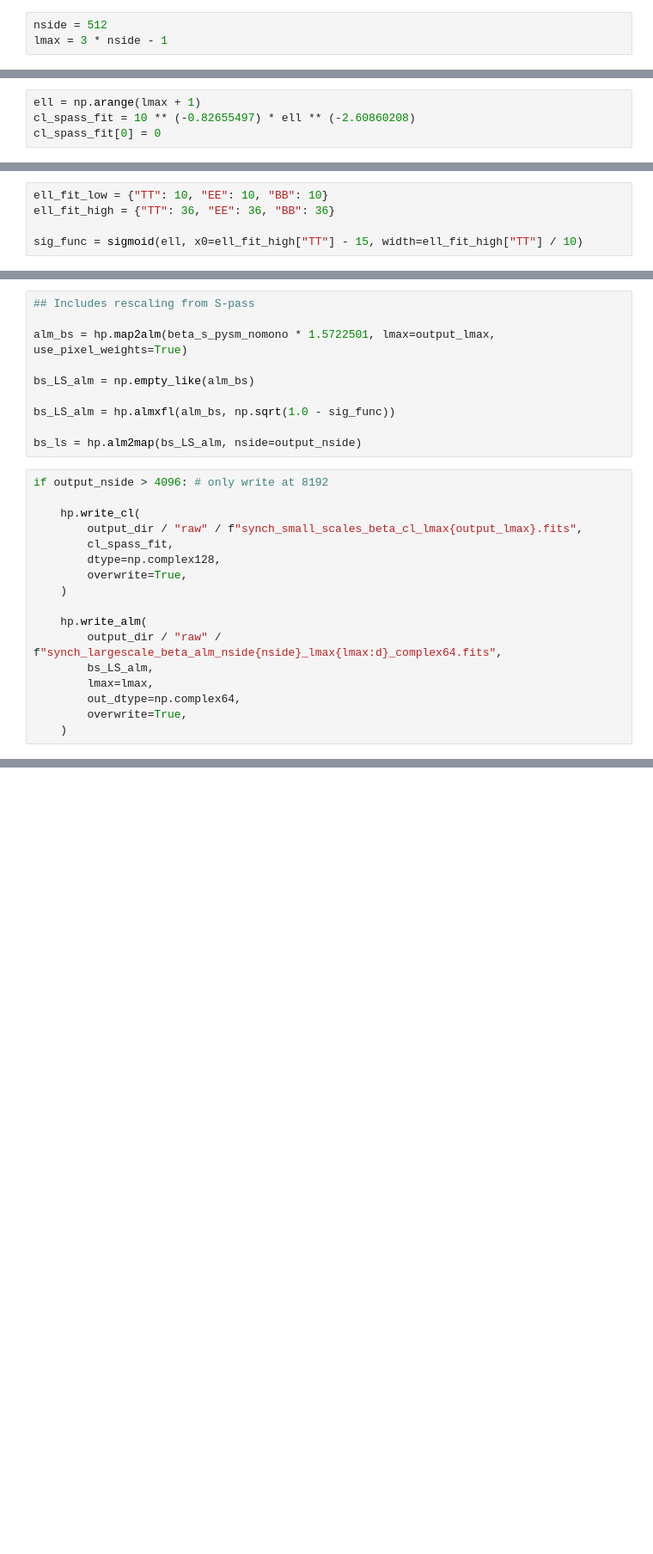
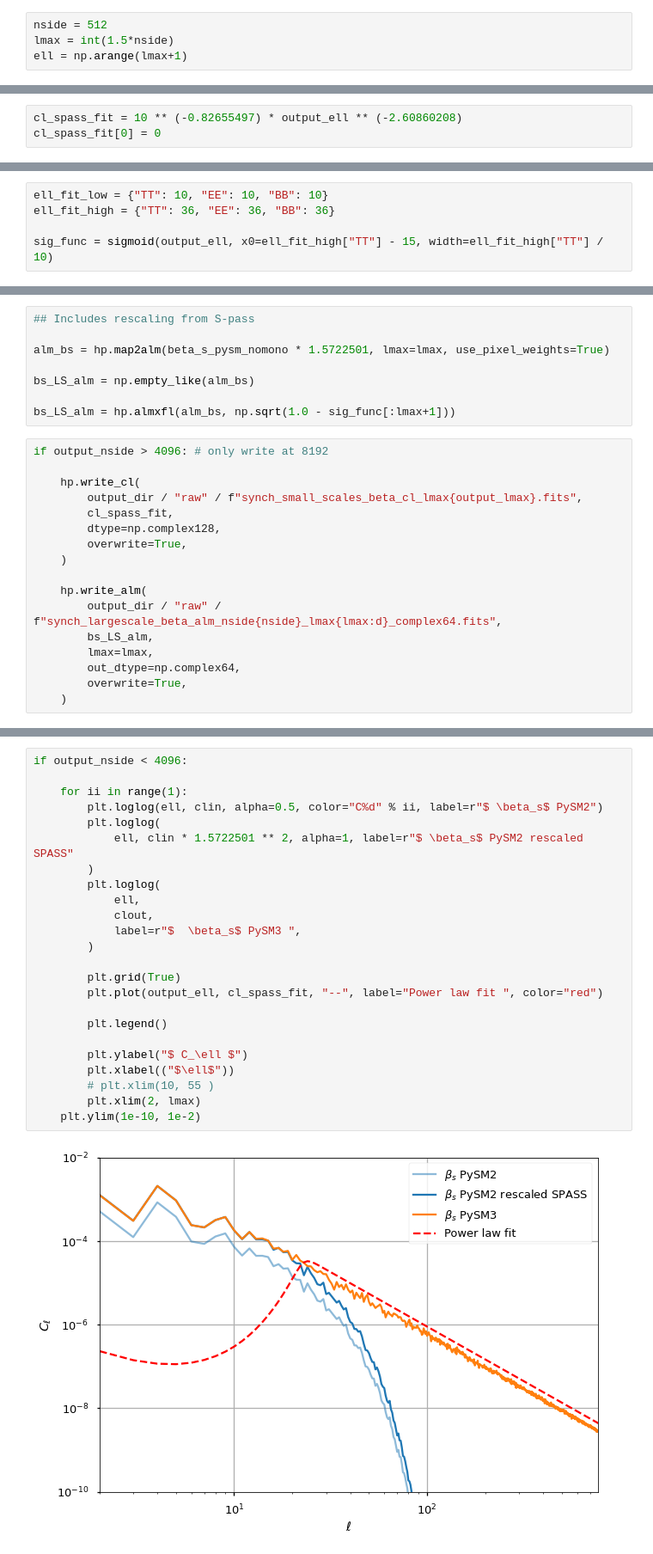
Before and after one commit to galsci/pysm, a Jupyter notebook: docs/preprocess-templates/synchrotron_beta.ipynb, the cells around one changed output, grey strips where cells are left out. Shown: that part at 86% size. Cells and saved outputs as stored; diff of their text form; blank space fills up the shorter version.

Commit message:
fix: ell max for beta products was too low

```diff
--- a/docs/preprocess-templates/synchrotron_beta.ipynb
+++ b/docs/preprocess-templates/synchrotron_beta.ipynb
@@ -28,7 +28,8 @@ import pysm3 as pysm
 import pysm3.units as u
 # %%
 nside = 512
-lmax = 3 * nside - 1
+lmax = int(1.5*nside)
+ell = np.arange(lmax+1)
 # %%
 datadir = Path("data")
 # %%
@@ -56,8 +55,7 @@ print(beta_s_pysm_nomono.mean())
 -2.9999962
 7.461009e-08
 # %%
-ell = np.arange(lmax + 1)
-cl_spass_fit = 10 ** (-0.82655497) * ell ** (-2.60860208)
+cl_spass_fit = 10 ** (-0.82655497) * output_ell ** (-2.60860208)
 cl_spass_fit[0] = 0
 # %%
 from pysm3.utils import sigmoid
@@ -65,7 +63,7 @@ from pysm3.utils import sigmoid
 ell_fit_low = {"TT": 10, "EE": 10, "BB": 10}
 ell_fit_high = {"TT": 36, "EE": 36, "BB": 36}
 
-sig_func = sigmoid(ell, x0=ell_fit_high["TT"] - 15, width=ell_fit_high["TT"] / 10)
+sig_func = sigmoid(output_ell, x0=ell_fit_high["TT"] - 15, width=ell_fit_high["TT"] / 10)
 # %% [markdown]
 ## Large scales
 # %%
@@ -80,13 +75,11 @@ bs_ss *= modulate_amp
 # %%
 ## Includes rescaling from S-pass
 
-alm_bs = hp.map2alm(beta_s_pysm_nomono * 1.5722501, lmax=output_lmax, use_pixel_weights=True)
+alm_bs = hp.map2alm(beta_s_pysm_nomono * 1.5722501, lmax=lmax, use_pixel_weights=True)
 
 bs_LS_alm = np.empty_like(alm_bs)
 
-bs_LS_alm = hp.almxfl(alm_bs, np.sqrt(1.0 - sig_func))
-
-bs_ls = hp.alm2map(bs_LS_alm, nside=output_nside)
+bs_LS_alm = hp.almxfl(alm_bs, np.sqrt(1.0 - sig_func[:lmax+1]))
 # %%
 if output_nside > 4096: # only write at 8192
 
@@ -136,0 +111,26 @@ if output_nside < 4096:
+# %%
+if output_nside < 4096:
+
+    for ii in range(1):
+        plt.loglog(ell, clin, alpha=0.5, color="C%d" % ii, label=r"$ \beta_s$ PySM2")
+        plt.loglog(
+            ell, clin * 1.5722501 ** 2, alpha=1, label=r"$ \beta_s$ PySM2 rescaled SPASS"
+        )
+        plt.loglog(
+            ell,
+            clout,
+            label=r"$  \beta_s$ PySM3 ",
+        )
+
+        plt.grid(True)
+        plt.plot(output_ell, cl_spass_fit, "--", label="Power law fit ", color="red")
+
+        plt.legend()
+
+        plt.ylabel("$ C_\ell $")
+        plt.xlabel(("$\ell$"))
+        # plt.xlim(10, 55 )
+        plt.xlim(2, lmax)
+    plt.ylim(1e-10, 1e-2)
+# %% [output]
+[figure, added]
```
Also changed, not shown: parts of 5 cells of this notebook.
